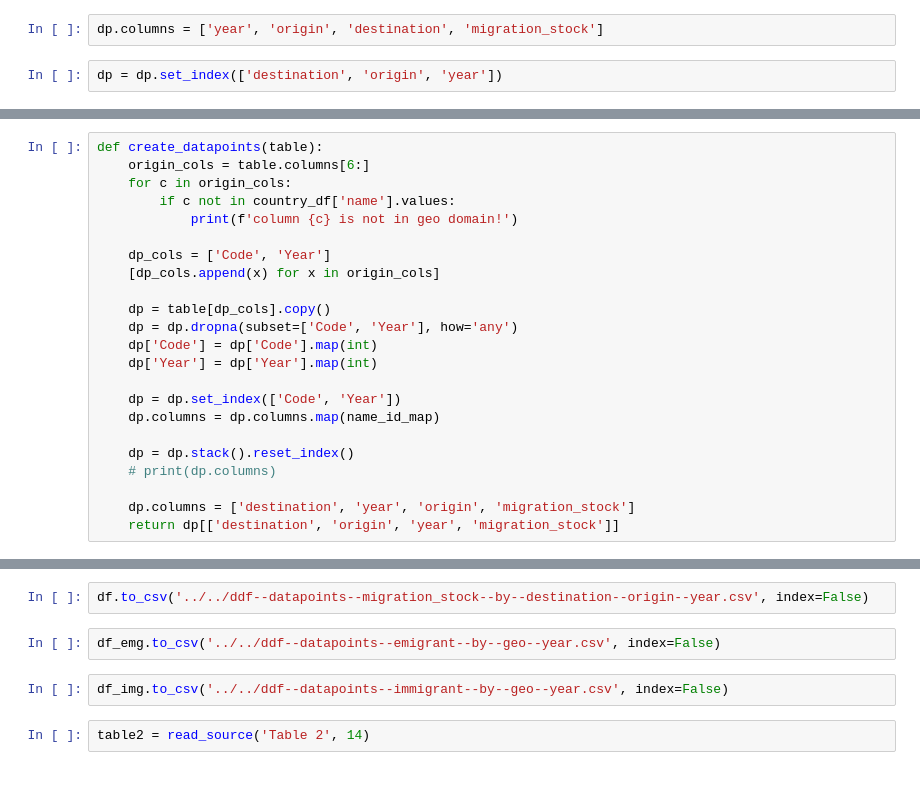
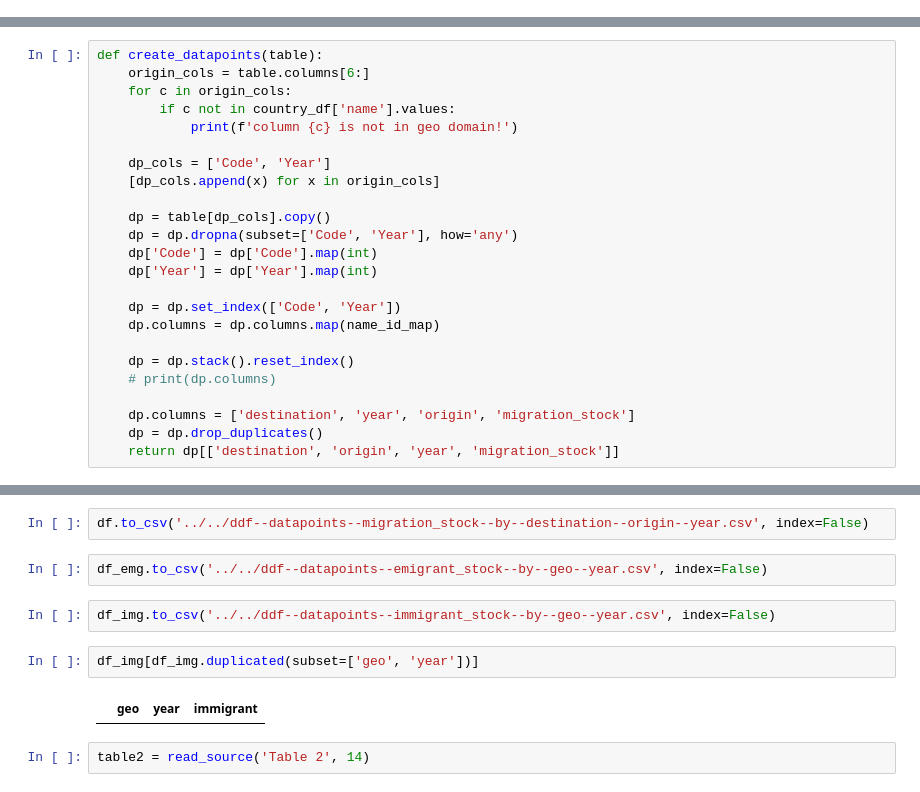
Before and after one commit to open-numbers/ddf--unpop--international_migrant_stock, a Jupyter notebook: etl/notebooks/ETL.ipynb, the cells around one changed output, grey strips where cells are left out. Cells and saved outputs as stored; diff of their text form.

```diff
--- a/etl/notebooks/ETL.ipynb
+++ b/etl/notebooks/ETL.ipynb
@@ -205,4 +204,0 @@ dp.head()
-# %%
-dp.columns = ['year', 'origin', 'destination', 'migration_stock']
-# %%
-dp = dp.set_index(['destination', 'origin', 'year'])
@@ -243,6 +226,7 @@ def create_datapoints(table):
     # print(dp.columns)
 
     dp.columns = ['destination', 'year', 'origin', 'migration_stock']
+    dp = dp.drop_duplicates()
     return dp[['destination', 'origin', 'year', 'migration_stock']]
 # %%
 def create_emgire_datapoints(dp):
@@ -295,9 +279,13 @@ df_img.head()
 # %%
 df.to_csv('../../ddf--datapoints--migration_stock--by--destination--origin--year.csv', index=False)
 # %%
-df_emg.to_csv('../../ddf--datapoints--emigrant--by--geo--year.csv', index=False)
+df_emg.to_csv('../../ddf--datapoints--emigrant_stock--by--geo--year.csv', index=False)
 # %%
-df_img.to_csv('../../ddf--datapoints--immigrant--by--geo--year.csv', index=False)
+df_img.to_csv('../../ddf--datapoints--immigrant_stock--by--geo--year.csv', index=False)
+# %%
+df_img[df_img.duplicated(subset=['geo', 'year'])]
+# %% [output]
+|  | geo | year | immigrant |
 # %%
 table2 = read_source('Table 2', 14)
 # %%
```
Also changed, not shown: parts of 15 cells of this notebook, 7 other files.
